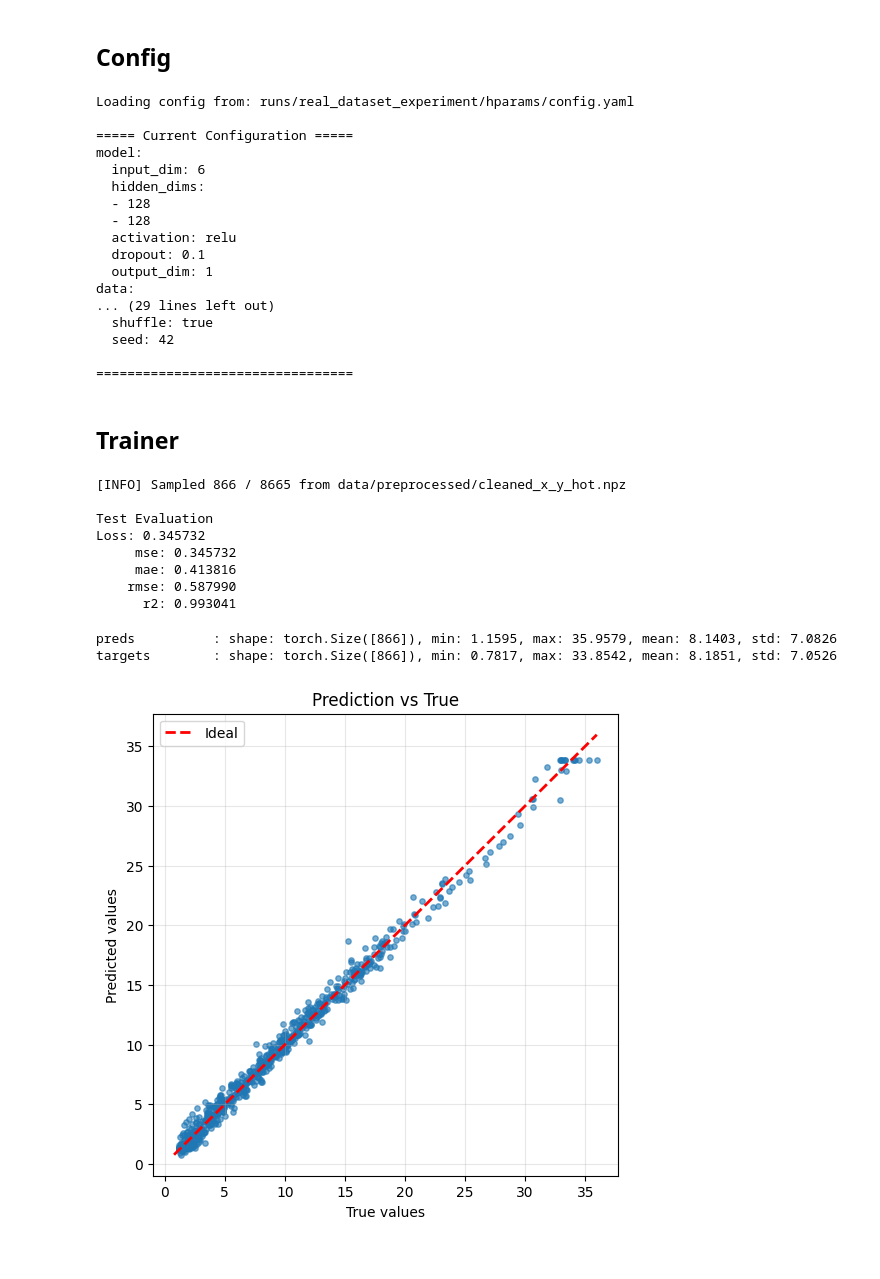
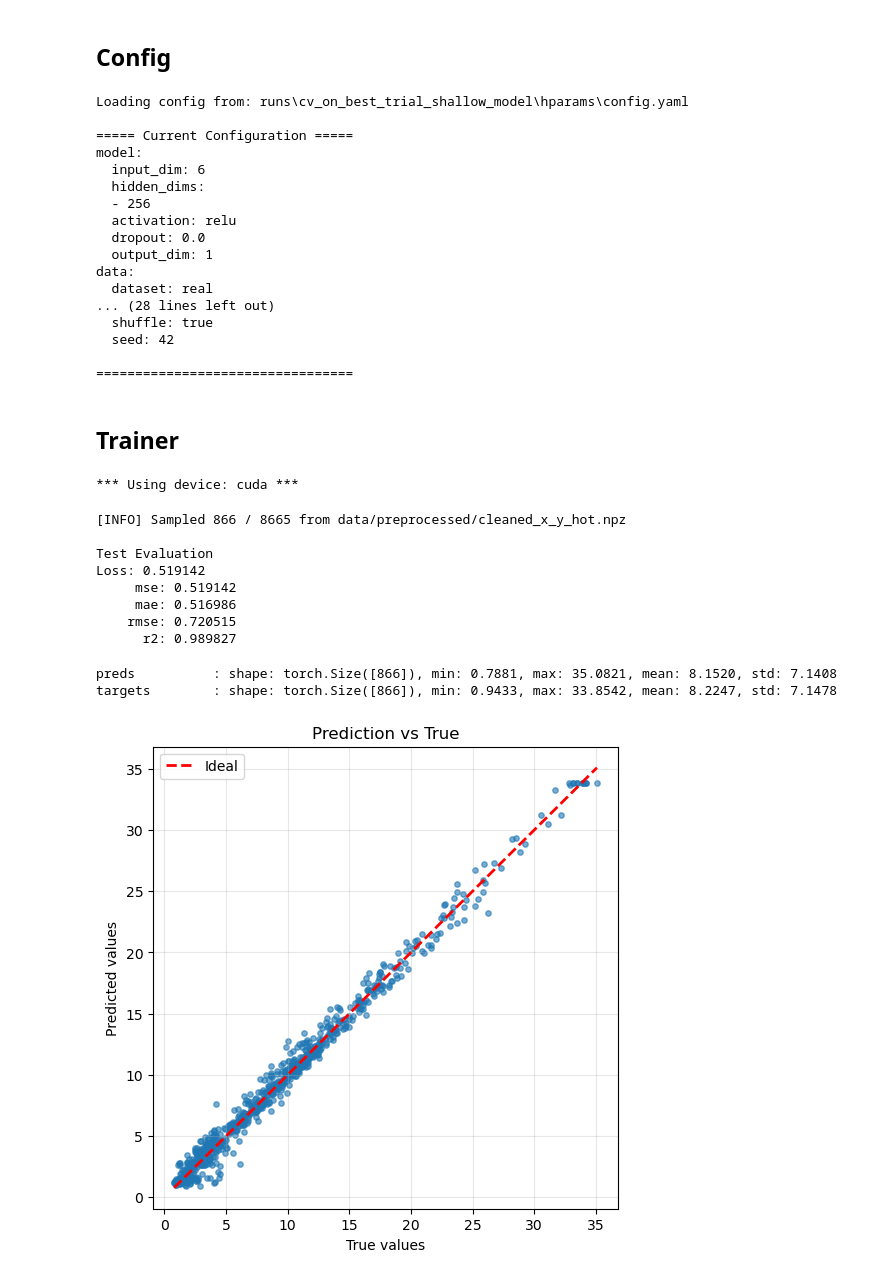
Before and after one commit to zhenchenZ/dl_training_template, a Jupyter notebook: 004-evaluate.ipynb, the cells around one changed output. Saved outputs shown, nothing was run; the diff lists cells and outputs as text; code cells hidden in the pictures.

```diff
--- a/004-evaluate.ipynb
+++ b/004-evaluate.ipynb
@@ -20,26 +20,27 @@ from src.visu import plot_pred_vs_true, plot_residuals
 # %% [markdown]
 ## Config
 # %%
-root_exp_dir = Path("runs/real_dataset_experiment")
+root_exp_dir = Path("runs/cv_on_best_trial_shallow_model")
+
 config_path = root_exp_dir / 'hparams' / 'config.yaml'
 assert config_path.exists(), f"Config file not found: {config_path}"
 print(f"Loading config from: {config_path}  ")
 cfg = load_config(config_path)
 cfg.print()
 # %% [output]
-Loading config from: runs/real_dataset_experiment/hparams/config.yaml
+Loading config from: runs\cv_on_best_trial_shallow_model\hparams\config.yaml
 
 ===== Current Configuration =====
 model:
   input_dim: 6
   hidden_dims:
-  - 128
-  - 128
+  - 256
   activation: relu
-  dropout: 0.1
+  dropout: 0.0
   output_dim: 1
 data:
-... (29 lines left out)
+  dataset: real
+... (28 lines left out)
   shuffle: true
   seed: 42
 
@@ -49,7 +50,7 @@ data:
 # %%
 # Model
 model = build_mlp(cfg.model)
-ckpt_path = root_exp_dir / 'checkpoints' / 'best.pt'
+ckpt_path = root_exp_dir / 'folds' / 'fold_000' / 'checkpoints' / 'best.pt'
 ckpt = torch.load(ckpt_path, map_location='cpu')
 model.load_state_dict(ckpt['model_state'], strict=True)
 
@@ -63,6 +64,8 @@ trainer = Trainer(
     checkpoint_cfg=cfg.checkpoint,
     metrics=DEFAULT_REGRESSION_METRICS,
 )
+# %% [output]
+*** Using device: cuda ***
 # %%
 TEST_NPZ_PATH = "data/preprocessed/cleaned_x_y_hot.npz"
 
@@ -80,11 +83,11 @@ out_dict = evaluate_on_npz(
 [INFO] Sampled 866 / 8665 from data/preprocessed/cleaned_x_y_hot.npz
 
 Test Evaluation
-Loss: 0.345732
-     mse: 0.345732
-     mae: 0.413816
-    rmse: 0.587990
-      r2: 0.993041
+Loss: 0.519142
+     mse: 0.519142
+     mae: 0.516986
+    rmse: 0.720515
+      r2: 0.989827
 # %%
 test_loss = out_dict['loss']
 test_metrics = out_dict['metrics']
@@ -94,13 +97,15 @@ targets = out_dict['targets']
 print_tensor(preds, "preds")
 print_tensor(targets, "targets")
 # %% [output]
-preds          : shape: torch.Size([866]), min: 1.1595, max: 35.9579, mean: 8.1403, std: 7.0826
-targets        : shape: torch.Size([866]), min: 0.7817, max: 33.8542, mean: 8.1851, std: 7.0526
+preds          : shape: torch.Size([866]), min: 0.7881, max: 35.0821, mean: 8.1520, std: 7.1408
+targets        : shape: torch.Size([866]), min: 0.9433, max: 33.8542, mean: 8.2247, std: 7.1478
 # %%
 kwargs = {"figsize": (6,6), "s": 15}
+preds = preds.cpu()
+targets = targets.cpu()
 plot_pred_vs_true(preds, targets, **kwargs)
 # %% [output]
-[figure, old version]
+[figure, new version]
 # %%
 plot_residuals(preds, targets)
 # %% [output]
```
Also changed, not shown: parts of 1 cell of this notebook, 3 other files.
